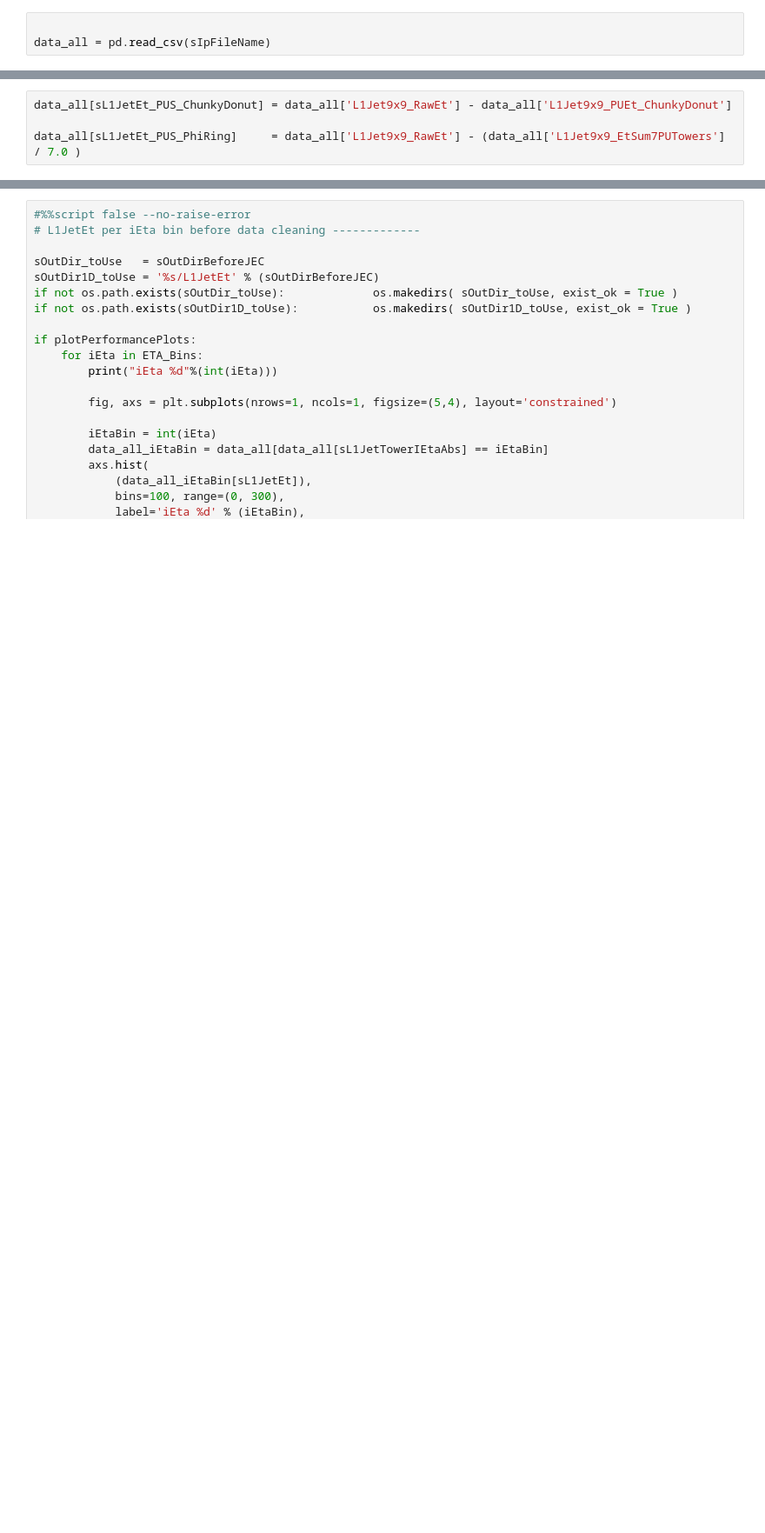
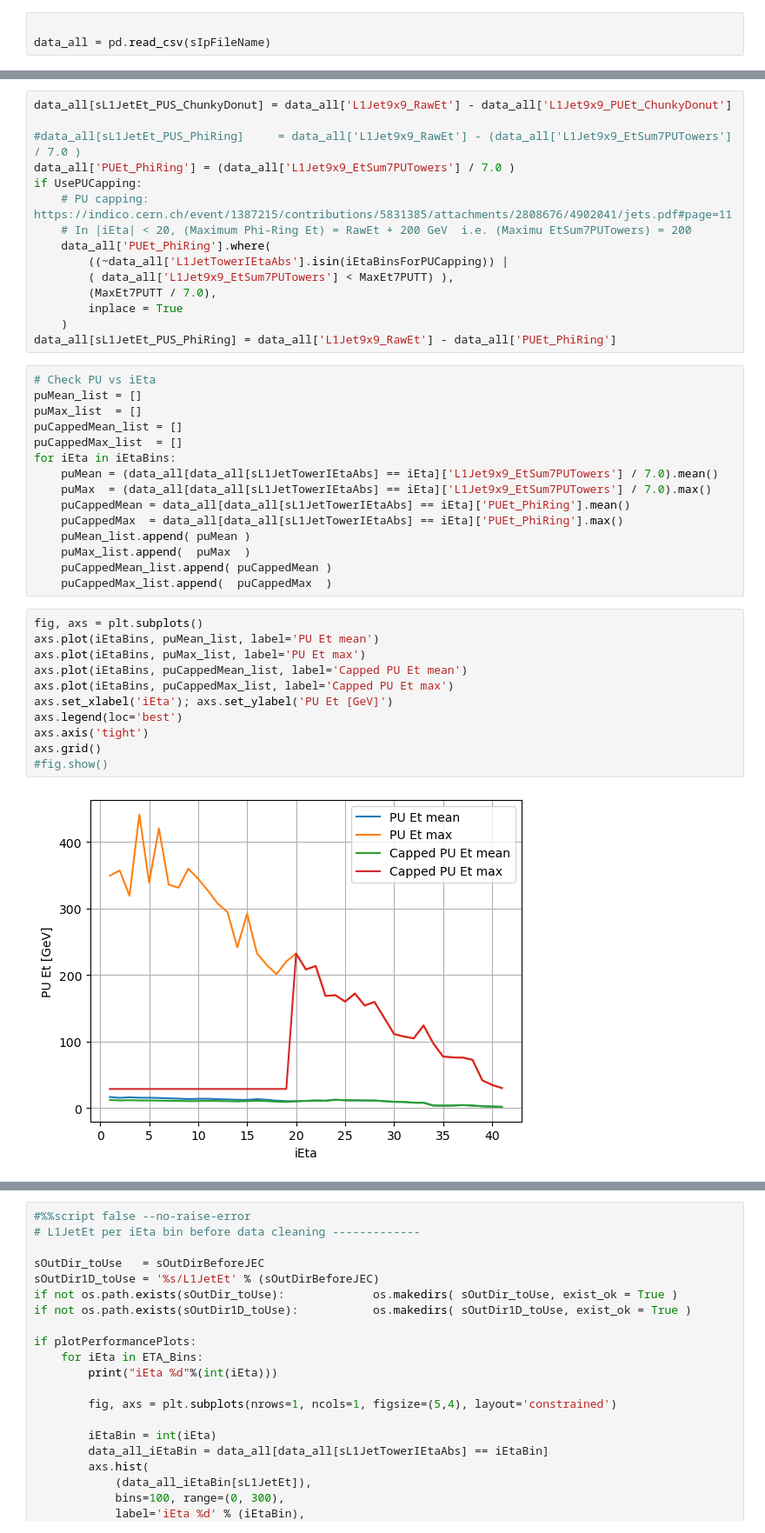
Before and after one commit to siddhesh86/l1JetShapesStudies, a Jupyter notebook: l1JetLayer2Calibration_usingBDT/calculate_L1JetSFs_usingBDT.ipynb, the cells around one changed output, grey strips where cells are left out. Shown at 87% size. Drawn from its saved outputs; the diff is of its cells as text; blank space fills up the shorter version.

```diff
--- a/l1JetLayer2Calibration_usingBDT/calculate_L1JetSFs_usingBDT.ipynb
+++ b/l1JetLayer2Calibration_usingBDT/calculate_L1JetSFs_usingBDT.ipynb
@@ -218,4 +229,43 @@ data_all.shape: (1621069, 15)
 # %%
 data_all[sL1JetEt_PUS_ChunkyDonut] = data_all['L1Jet9x9_RawEt'] - data_all['L1Jet9x9_PUEt_ChunkyDonut']
 
-data_all[sL1JetEt_PUS_PhiRing]     = data_all['L1Jet9x9_RawEt'] - (data_all['L1Jet9x9_EtSum7PUTowers'] / 7.0 )
+#data_all[sL1JetEt_PUS_PhiRing]     = data_all['L1Jet9x9_RawEt'] - (data_all['L1Jet9x9_EtSum7PUTowers'] / 7.0 )
+data_all['PUEt_PhiRing'] = (data_all['L1Jet9x9_EtSum7PUTowers'] / 7.0 )
+if UsePUCapping:
+    # PU capping: https://indico.cern.ch/event/1387215/contributions/5831385/attachments/2808676/4902041/jets.pdf#page=11
+    # In |iEta| < 20, (Maximum Phi-Ring Et) = RawEt + 200 GeV  i.e. (Maximu EtSum7PUTowers) = 200
+    data_all['PUEt_PhiRing'].where(
+        ((~data_all['L1JetTowerIEtaAbs'].isin(iEtaBinsForPUCapping)) |
+        ( data_all['L1Jet9x9_EtSum7PUTowers'] < MaxEt7PUTT) ),
+        (MaxEt7PUTT / 7.0),
+        inplace = True
+    )
+data_all[sL1JetEt_PUS_PhiRing] = data_all['L1Jet9x9_RawEt'] - data_all['PUEt_PhiRing']
+# %%
+# Check PU vs iEta
+puMean_list = []
+puMax_list  = []
+puCappedMean_list = []
+puCappedMax_list  = []
+for iEta in iEtaBins:
+    puMean = (data_all[data_all[sL1JetTowerIEtaAbs] == iEta]['L1Jet9x9_EtSum7PUTowers'] / 7.0).mean()
+    puMax  = (data_all[data_all[sL1JetTowerIEtaAbs] == iEta]['L1Jet9x9_EtSum7PUTowers'] / 7.0).max()
+    puCappedMean = data_all[data_all[sL1JetTowerIEtaAbs] == iEta]['PUEt_PhiRing'].mean()
+    puCappedMax  = data_all[data_all[sL1JetTowerIEtaAbs] == iEta]['PUEt_PhiRing'].max()
+    puMean_list.append( puMean )
+    puMax_list.append(  puMax  )
+    puCappedMean_list.append( puCappedMean )
+    puCappedMax_list.append(  puCappedMax  )
+# %%
+fig, axs = plt.subplots()
+axs.plot(iEtaBins, puMean_list, label='PU Et mean')
+axs.plot(iEtaBins, puMax_list, label='PU Et max')
+axs.plot(iEtaBins, puCappedMean_list, label='Capped PU Et mean')
+axs.plot(iEtaBins, puCappedMax_list, label='Capped PU Et max')
+axs.set_xlabel('iEta'); axs.set_ylabel('PU Et [GeV]')
+axs.legend(loc='best')
+axs.axis('tight')
+axs.grid()
+#fig.show()
+# %% [output]
+[figure, added]
```
Also changed, not shown: parts of 14 cells of this notebook, 8 other files.
